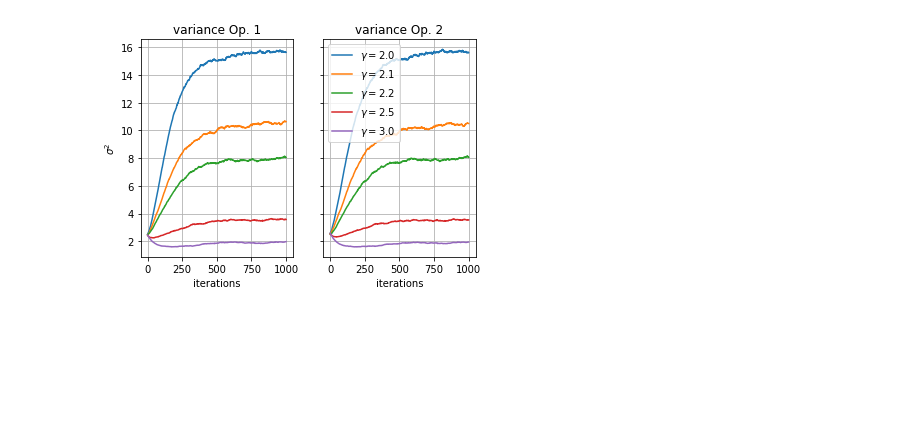
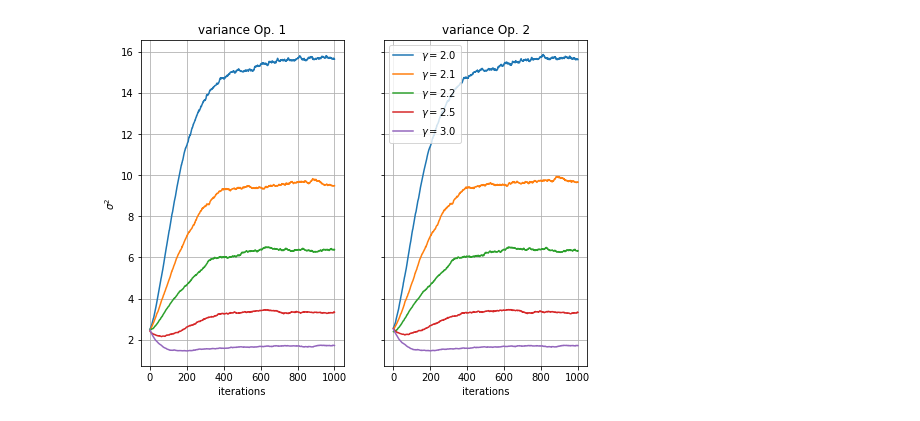
Before and after one commit to RobinDanek/Bachelorproject, a Jupyter notebook: Playing_with_Gamma.ipynb, the cells around one changed output. Drawn from its saved outputs; the diff is of its cells as text; code cells hidden in the pictures; blank space fills up the shorter version.

Commit message:
New versions of files
Plotting_Variances renamed to Playing_with_Eps2. Fixed error in calculation of variances in this notebook.

```diff
--- a/Playing_with_Gamma.ipynb
+++ b/Playing_with_Gamma.ipynb
@@ -18,45 +21,47 @@ for i in range(len(File_Names)):
 # %%
-### Split data into two opinions per dataset
-
-N = 1000
+### Split data in two opinions per Dataset, exclude activity
+N = len(data1[0])
 
 
-for i in range(28):
+for i in range(files * files_2):
     for j in range(2):
         g[f"data_{i+1}_op_{j+1}"] = []
         for k in range (N):
             g[f"data_{i+1}_op_{j+1}"].append( g[f"data{i+1}"][2*k + 1 + j] )
 
-### Determine variances and weigh them over 4 simulations
+### Determine variances and weigh them over 5 iterations
 
-for i in range(28):
+for i in range(files * files_2):
     for j in range(2):
         g[f"var_{i+1}_{j+1}"] = np.var( g[f"data_{i+1}_op_{j+1}"], axis=1)
 
-for i in range(7):
+
+for i in range(files):
     for j in range(2):
         g[f"var_weigh_{i+1}_{j+1}"] = np.zeros(N)
         for k in range (N):
-            g[f"var_weigh_{i+1}_{j+1}"][k] += (g[f"var_{4*i+1}_{j+1}"][k] + g[f"var_{4*i+2}_{j+1}"][k] + g[f"var_{4*i+3}_{j+1}"][k] + g[f"var_{4*i+4}_{j+1}"][k]) / 4
+            for l in range (files_2):
+                g[f"var_weigh_{i+1}_{j+1}"][k] += g[f"var_{files_2*i+1+l}_{j+1}"][k]
+            g[f"var_weigh_{i+1}_{j+1}"][k] = g[f"var_weigh_{i+1}_{j+1}"][k] / files_2
 # %%
 iterations = np.arange(1,N+1)
 
 gamma = [1.0, 1.5, 2.0, 2.1, 2.2, 2.5, 3.0]
 
-fig, ax = plt.subplots(1, 2, sharey=True)
+fig, ax = plt.subplots(1, 2, sharey=True, figsize=(8,6))
 
 ax[0].set_title("variance Op. 1")
 for i in range (5):
     ax[0].plot(iterations, g[f"var_weigh_{i+3}_1"])
 ax[0].set_xlabel("iterations")
 ax[0].set_ylabel(f"$\sigma^2$")
 ax[0].grid()
 ax[1].set_title("variance Op. 2")
 for i in range (5):
     ax[1].plot(iterations, g[f"var_weigh_{i+3}_2"], label=f"$\gamma = ${gamma[i+2]}")
 ax[1].set_xlabel("iterations")
 ax[1].grid()
 ax[1].legend()
 plt.show()
 # %% [output]
-[figure, old version]
+[figure, new version]
```
Also changed, not shown: parts of 3 cells of this notebook, 3 other files.
